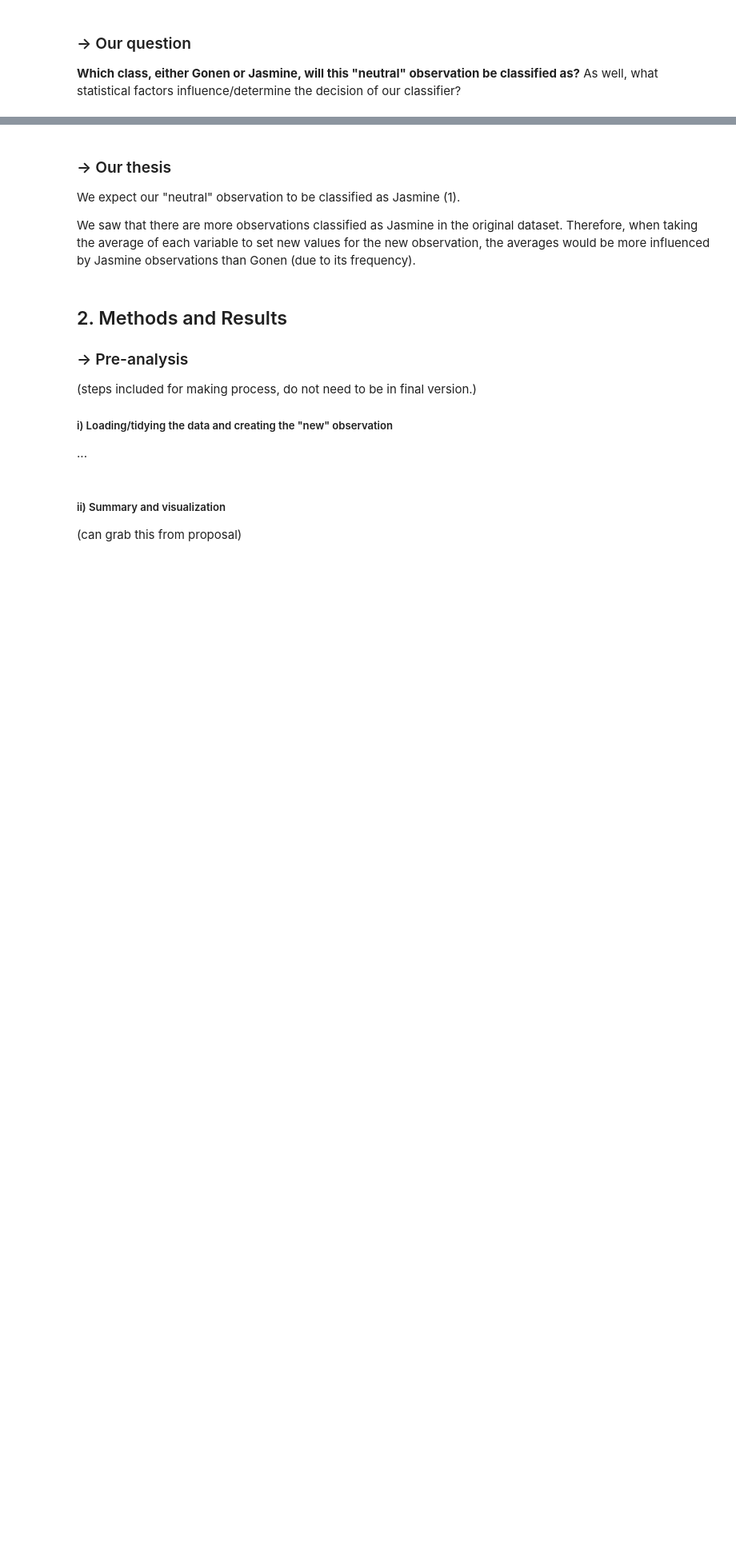
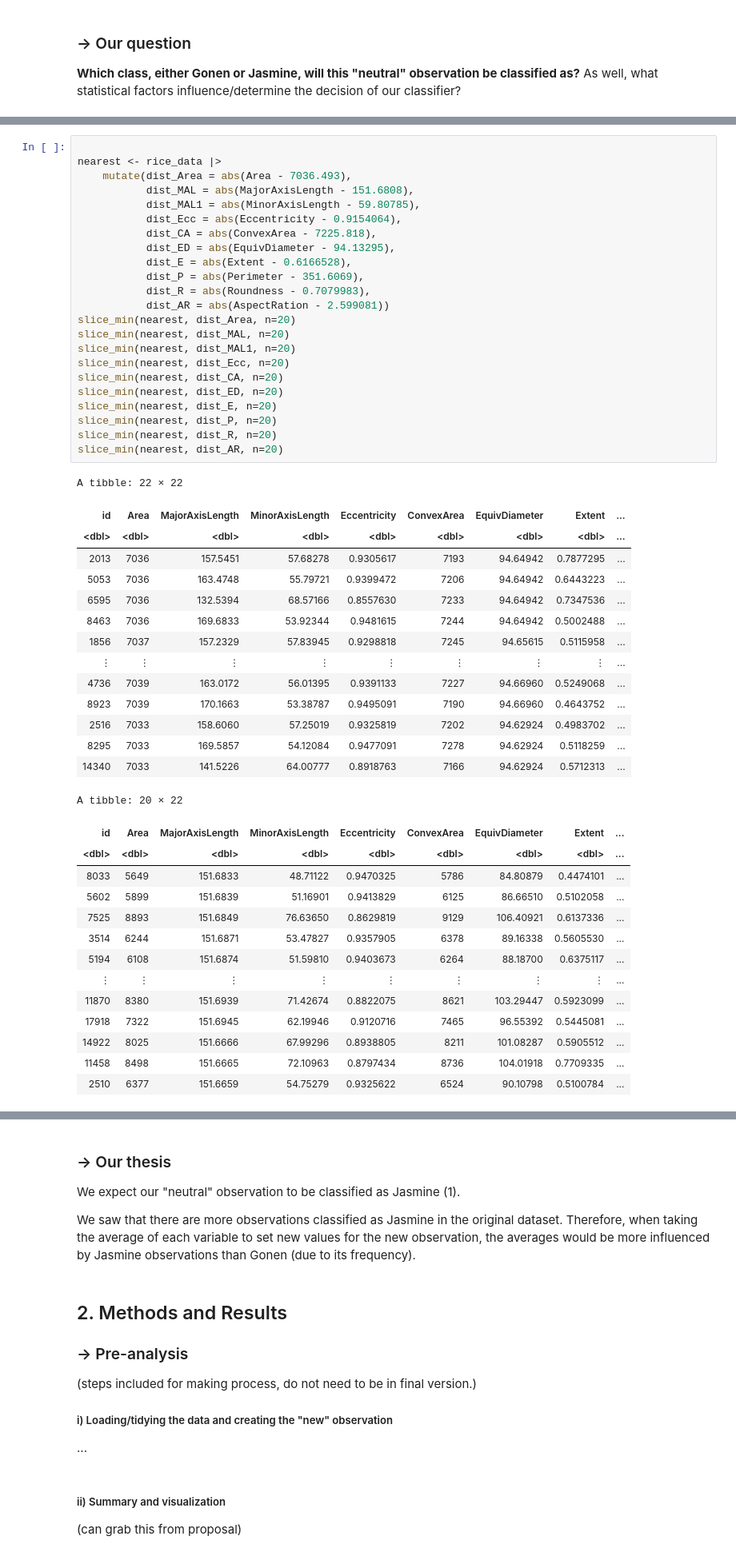
Before and after one commit to sean-prk/dsci-group-project-report, a Jupyter notebook: project.ipynb, the cells around one changed output, grey strips where cells are left out. Shown at 80% size. Cells and saved outputs as stored; diff of their text form; blank space fills up the shorter version.

```diff
--- a/project.ipynb
+++ b/project.ipynb
@@ -65,0 +104,52 @@ As well, what statistical factors influence/determine the decision of our classi
+# %%
+
+nearest <- rice_data |>
+    mutate(dist_Area = abs(Area - 7036.493),
+           dist_MAL = abs(MajorAxisLength - 151.6808),
+           dist_MAL1 = abs(MinorAxisLength - 59.80785),
+           dist_Ecc = abs(Eccentricity - 0.9154064),
+           dist_CA = abs(ConvexArea - 7225.818),
+           dist_ED = abs(EquivDiameter - 94.13295),
+           dist_E = abs(Extent - 0.6166528),
+           dist_P = abs(Perimeter - 351.6069),
+           dist_R = abs(Roundness - 0.7079983),
+           dist_AR = abs(AspectRation - 2.599081))
+slice_min(nearest, dist_Area, n=20)
+slice_min(nearest, dist_MAL, n=20)
+slice_min(nearest, dist_MAL1, n=20)
+slice_min(nearest, dist_Ecc, n=20)
+slice_min(nearest, dist_CA, n=20)
+slice_min(nearest, dist_ED, n=20)
+slice_min(nearest, dist_E, n=20)
+slice_min(nearest, dist_P, n=20)
+slice_min(nearest, dist_R, n=20)
+slice_min(nearest, dist_AR, n=20)
+# %% [output]
+A tibble: 22 × 22
+| id | Area | MajorAxisLength | MinorAxisLength | Eccentricity | ConvexArea | EquivDiameter | Extent | ... |
+| <dbl> | <dbl> | <dbl> | <dbl> | <dbl> | <dbl> | <dbl> | <dbl> | ... |
+| 2013 | 7036 | 157.5451 | 57.68278 | 0.9305617 | 7193 | 94.64942 | 0.7877295 | ... |
+| 5053 | 7036 | 163.4748 | 55.79721 | 0.9399472 | 7206 | 94.64942 | 0.6443223 | ... |
+| 6595 | 7036 | 132.5394 | 68.57166 | 0.8557630 | 7233 | 94.64942 | 0.7347536 | ... |
+| 8463 | 7036 | 169.6833 | 53.92344 | 0.9481615 | 7244 | 94.64942 | 0.5002488 | ... |
+| 1856 | 7037 | 157.2329 | 57.83945 | 0.9298818 | 7245 | 94.65615 | 0.5115958 | ... |
+| ⋮ | ⋮ | ⋮ | ⋮ | ⋮ | ⋮ | ⋮ | ⋮ | ... |
+| 4736 | 7039 | 163.0172 | 56.01395 | 0.9391133 | 7227 | 94.66960 | 0.5249068 | ... |
+| 8923 | 7039 | 170.1663 | 53.38787 | 0.9495091 | 7190 | 94.66960 | 0.4643752 | ... |
+| 2516 | 7033 | 158.6060 | 57.25019 | 0.9325819 | 7202 | 94.62924 | 0.4983702 | ... |
+| 8295 | 7033 | 169.5857 | 54.12084 | 0.9477091 | 7278 | 94.62924 | 0.5118259 | ... |
+| 14340 | 7033 | 141.5226 | 64.00777 | 0.8918763 | 7166 | 94.62924 | 0.5712313 | ... |
+A tibble: 20 × 22
+| id | Area | MajorAxisLength | MinorAxisLength | Eccentricity | ConvexArea | EquivDiameter | Extent | ... |
+| <dbl> | <dbl> | <dbl> | <dbl> | <dbl> | <dbl> | <dbl> | <dbl> | ... |
+| 8033 | 5649 | 151.6833 | 48.71122 | 0.9470325 | 5786 | 84.80879 | 0.4474101 | ... |
+| 5602 | 5899 | 151.6839 | 51.16901 | 0.9413829 | 6125 | 86.66510 | 0.5102058 | ... |
+| 7525 | 8893 | 151.6849 | 76.63650 | 0.8629819 | 9129 | 106.40921 | 0.6137336 | ... |
+| 3514 | 6244 | 151.6871 | 53.47827 | 0.9357905 | 6378 | 89.16338 | 0.5605530 | ... |
+| 5194 | 6108 | 151.6874 | 51.59810 | 0.9403673 | 6264 | 88.18700 | 0.6375117 | ... |
+| ⋮ | ⋮ | ⋮ | ⋮ | ⋮ | ⋮ | ⋮ | ⋮ | ... |
+| 11870 | 8380 | 151.6939 | 71.42674 | 0.8822075 | 8621 | 103.29447 | 0.5923099 | ... |
+| 17918 | 7322 | 151.6945 | 62.19946 | 0.9120716 | 7465 | 96.55392 | 0.5445081 | ... |
+| 14922 | 8025 | 151.6666 | 67.99296 | 0.8938805 | 8211 | 101.08287 | 0.5905512 | ... |
+| 11458 | 8498 | 151.6665 | 72.10963 | 0.8797434 | 8736 | 104.01918 | 0.7709335 | ... |
+| 2510 | 6377 | 151.6659 | 54.75279 | 0.9325622 | 6524 | 90.10798 | 0.5100784 | ... |
```
Also changed, not shown: parts of 7 cells of this notebook.
